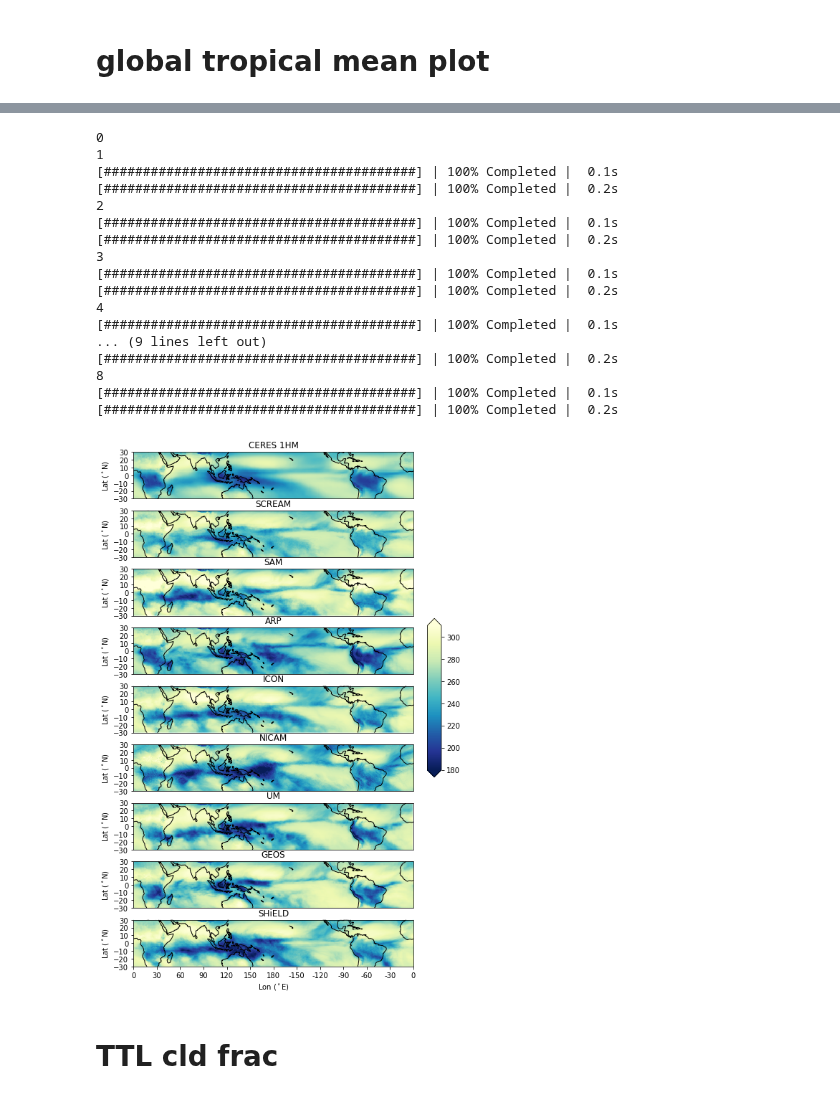
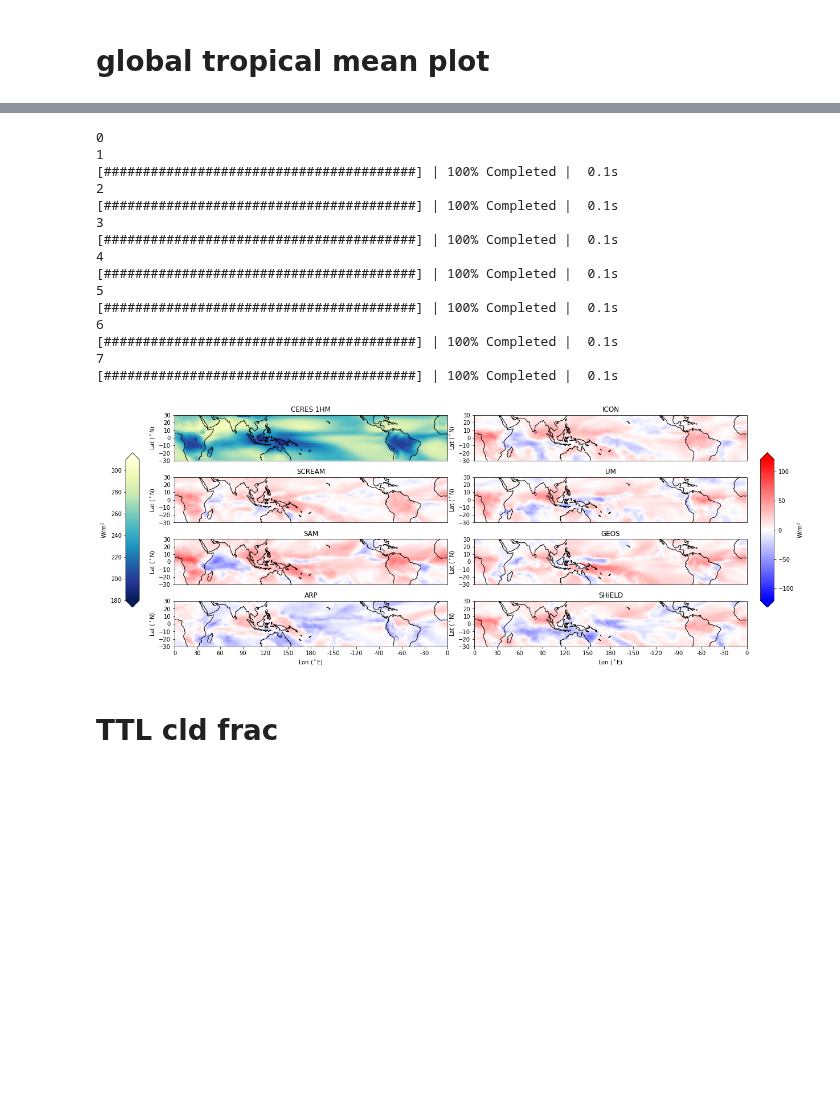
Before and after one commit to smturbev/dyamond2, a Jupyter notebook: python_scripts/global_tropics_mean.ipynb, the cells around one changed output, grey strips where cells are left out. Drawn from its saved outputs; the diff is of its cells as text; code cells hidden in the pictures; blank space fills up the shorter version.

Commit message:
added more models - 6 total + obs

```diff
--- a/python_scripts/global_tropics_mean.ipynb
+++ b/python_scripts/global_tropics_mean.ipynb
@@ -14,7 +14,7 @@ pbar.register()
 var="rlt"
 var1="rlut"
 chunk_dict = {"lat":100, "lon":100, "latitude":100, "longitude":100}
-diff=False
+diff=True
 lev=0
 # %% [markdown]
 # global tropical mean plot
@@ -22,7 +22,7 @@ lev=0
 # load variables into an array
 if var=="rlt":
     models = ["SCREAMr1deg", "SAMr1deg", "ARPr1deg", "ICONr1deg"]
-    models1= ["NICAMr1deg", "UMr1deg", "GEOSr1deg", "SHiELDr1deg"]
+    models1= ["UMr1deg", "GEOSr1deg", "SHiELDr1deg"]
     da = xr.open_dataset(ap.get_timmean_file("CERES","GT","rad_toa_1hm_JFM")).adj_atmos_lw_up_all_toa_1hm.mean(dim="time")
     mod = {"CERES 1HM":da}
     print(da.shape)
@@ -113,9 +112,11 @@ sa_lwu_toa
 # fig, ax = plt.subplots(len(mod),1, figsize=(8,2*len(mod)),
 #                        subplot_kw={'projection':ccrs.PlateCarree(central_longitude=180)},
 #                        sharex=True, sharey=True)
-fig = plt.figure(figsize=(8,1.5*len(mod)))
-gs = fig.add_gridspec(len(mod),2, wspace=0.0, hspace=0.0, width_ratios=[7,1])
+fig = plt.figure(figsize=(18,len(mod)))
+gs = fig.add_gridspec(len(mod)//2,2, wspace=0.1, hspace=0.0, width_ratios=[1,1])
 ax0 = fig.add_subplot(gs[0,0], projection=ccrs.PlateCarree(central_longitude=180))
+cmap = "YlGnBu_r"
+vmin, vmax = 180, 310
 im = mod["CERES 1HM"].plot(
         ax=ax0,
         transform=ccrs.PlateCarree(),
@@ -161,9 +162,9 @@ for m in list(mod.keys()):
     if m=="CERES 1HM":
         i+=1
         continue
-    ax = fig.add_subplot(gs[i,0], projection=ccrs.PlateCarree(central_longitude=180), sharex=ax0)
+    ax = fig.add_subplot(gs[i%(len(mod)//2),i//(len(mod)//2)], projection=ccrs.PlateCarree(central_longitude=180), sharex=ax0)
 
-    da.plot(
+    pc = da.plot(
         ax=ax,
         transform=ccrs.PlateCarree(),
         cmap=cmap,
@@ -177,49 +178,58 @@ for m in list(mod.keys()):
     # ax.set_xticks(np.arange(-180,181,30))
     ax.set_ylabel("Lat ($^\circ$N)")
     ax.set_ylim([-30,30])
-    if i==5:
-        axins = inset_axes(ax, # here using axis of the lowest plot
+    if i==2:
+        axins2 = inset_axes(ax, # here using axis of the lowest plot
                    width="5%",  # width = 5% of parent_bbox width
                    height="340%",  # height : 340% good for a (4x4) Grid
                    loc='lower left',
-                   bbox_to_anchor=(1.05, 0.3, 1, 1),
+                   bbox_to_anchor=(-0.18, -0.5, 1, 1),
                    bbox_transform=ax.transAxes,
                    borderpad=0,
                    )
+    if i==6:
+        axins6 = inset_axes(ax, # here using axis of the lowest plot
+                   width="5%",  # width = 5% of parent_bbox width
+                   height="340%",  # height : 340% good for a (4x4) Grid
+                   loc='lower left',
+                   bbox_to_anchor=(1.05, -0.5, 1, 1),
+                   bbox_transform=ax.transAxes,
+                   borderpad=0,
+                   )
+    if i%4==3:
+        ax.set_xticks(np.arange(-180,181,30))
+        ax.set_xticklabels([0,30,60,90,120,150,180,-150,-120,-90,-60,-30,0],color='k')
+        ax.set_xlabel("Lon ($^\circ$E)")
     i+=1
-ax.set_xticks(np.arange(-180,181,30))
-ax.set_xticklabels([0,30,60,90,120,150,180,-150,-120,-90,-60,-30,0],color='k')
-ax.set_xlabel("Lon ($^\circ$E)")
 
-cb = fig.colorbar(im, cax=axins, extend="both")
+cb = fig.colorbar(im, cax=axins2, extend="both", label="W/m$^2$", ticklocation="left")
+cb = fig.colorbar(pc, cax=axins6, extend="both", label="W/m$^2$")
 
 if diff:
     var=var+"_diff"
 
 plt.savefig("../plots/GT/timmean_{}.png".format(var), dpi=250)
 plt.show()
 
 if diff:
     var=var.split("_")[0]
 # %% [output]
 0
 1
 [########################################] | 100% Completed |  0.1s
-[########################################] | 100% Completed |  0.2s
 2
 [########################################] | 100% Completed |  0.1s
-[########################################] | 100% Completed |  0.2s
 3
 [########################################] | 100% Completed |  0.1s
-[########################################] | 100% Completed |  0.2s
 4
 [########################################] | 100% Completed |  0.1s
-... (9 lines left out)
-[########################################] | 100% Completed |  0.2s
-8
+5
 [########################################] | 100% Completed |  0.1s
-[########################################] | 100% Completed |  0.2s
+6
+[########################################] | 100% Completed |  0.1s
+7
+[########################################] | 100% Completed |  0.1s
-[figure, old version]
+[figure, new version]
 # %% [markdown]
 # TTL cld frac
 # %%
```
Also changed, not shown: parts of 4 cells of this notebook, 2 other files.
